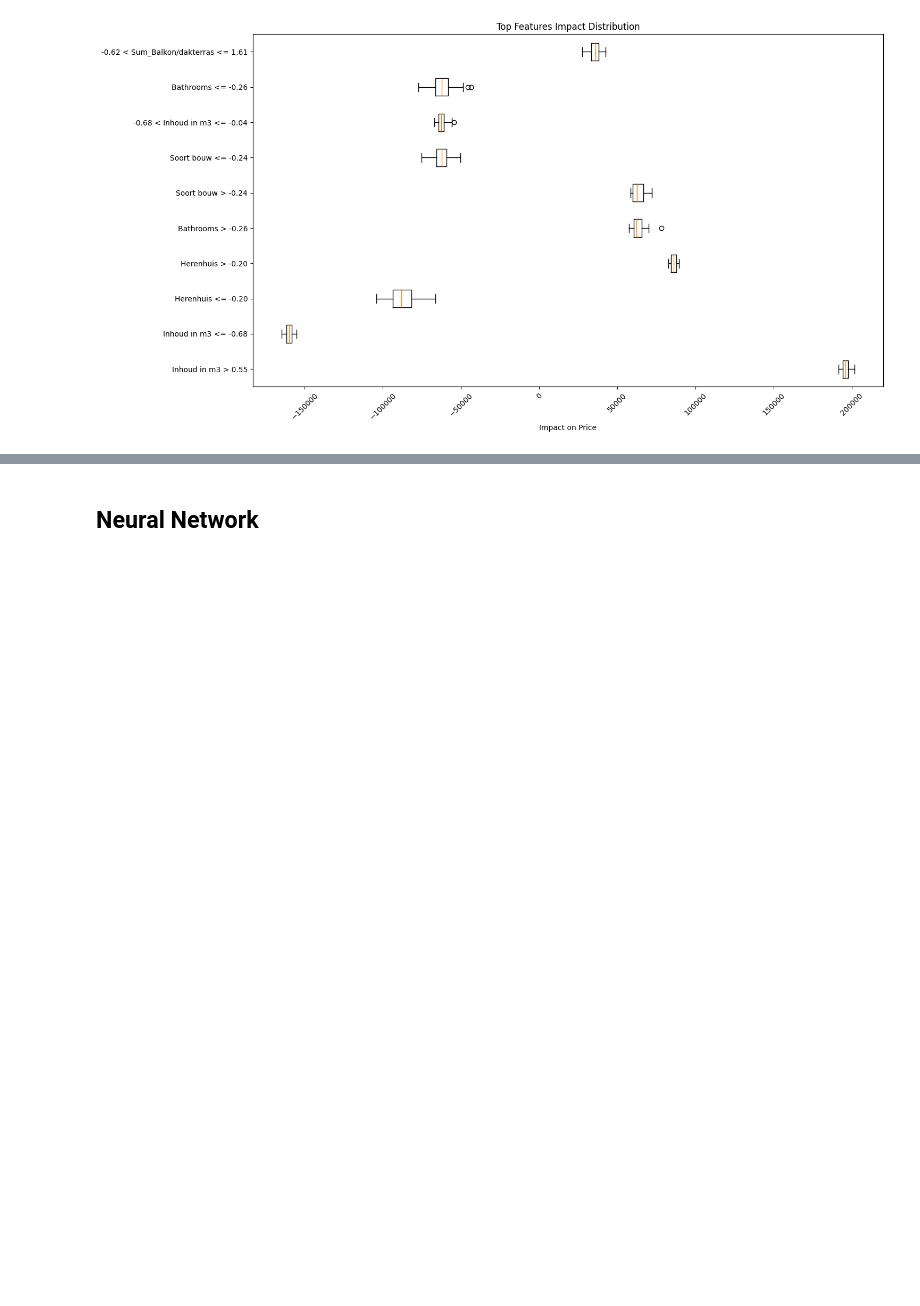
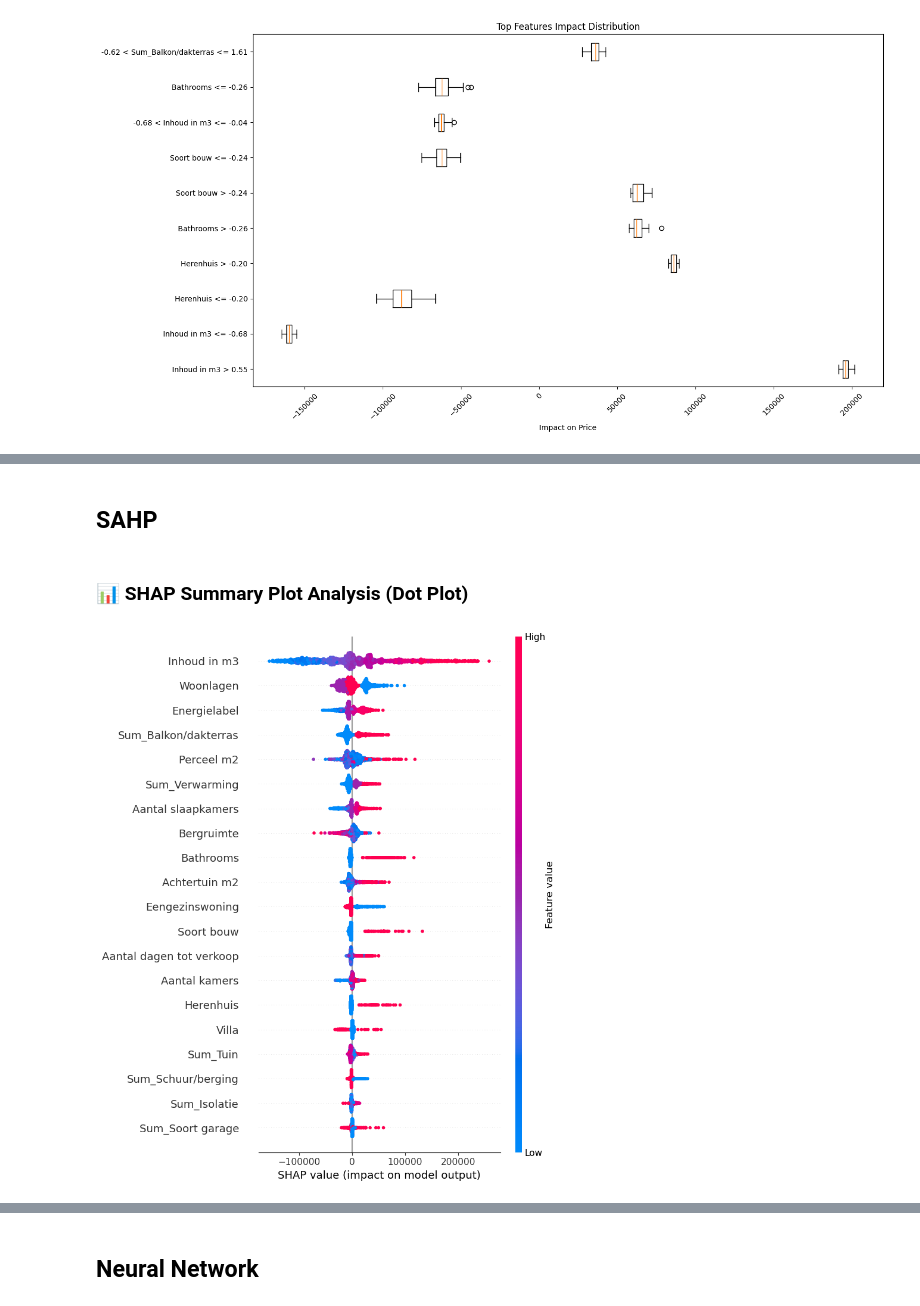
Before and after one commit to SercanSeref/XAI, a Jupyter notebook: XAI group project.ipynb, the cells around one changed output, grey strips where cells are left out. Saved outputs shown, nothing was run; the diff lists cells and outputs as text; code cells hidden in the pictures; blank space fills up the shorter version.

Commit message:
Sting(XGBRegression)+Minji(LIME)+Xuechun(SHAP)+Sercan(NN)

```diff
--- a/XAI group project.ipynb
+++ b/XAI group project.ipynb
@@ -434,3 +437,5 @@ plot_feature_importance_distribution(valid_X, model, explainer)
    - Volume should be primary consideration in price estimation
    - Building type significantly affects property value
    - Bathroom count offers predictable price impacts
+# %% [markdown]
+## SAHP
@@ -436,0 +447,18 @@ plot_feature_importance_distribution(valid_X, model, explainer)
+# %%
+# initialize SHAP explainer
+explainer = shap.Explainer(model, train_X)
+
+# calculate SHAP values
+shap_values = explainer(test_X)
+
+## Tips
+### Want to analyze "whether the model has learned the real house price pattern" → explain test_X
+### Want to analyze "whether the feature importance has changed during a certain model parameter adjustment" → explain valid_X
+# %% [markdown]
+### 📊 SHAP Summary Plot Analysis (Dot Plot)
+# %%
+# Summary plot: Overview of the impact of each feature on the prediction
+
+shap.summary_plot(shap_values, test_X, plot_type="dot")
+# %% [output]
+[figure, added]
```
Also changed, not shown: parts of 30 cells of this notebook.
